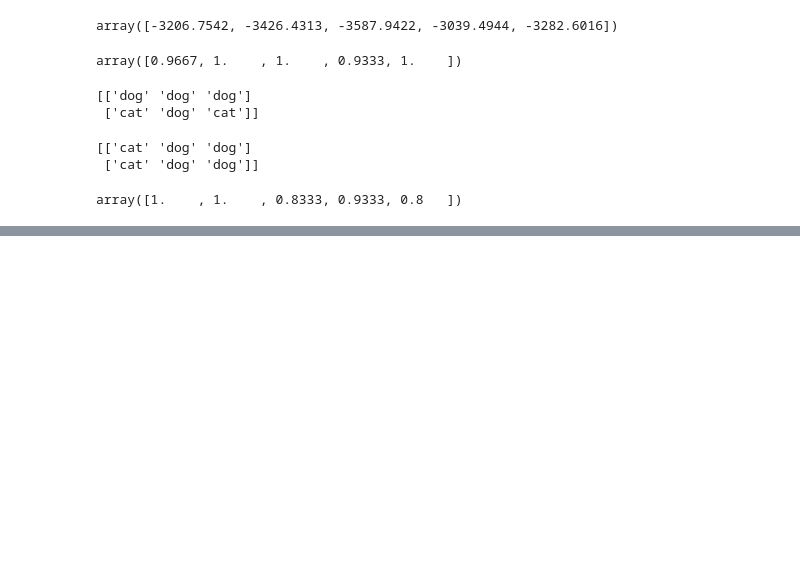
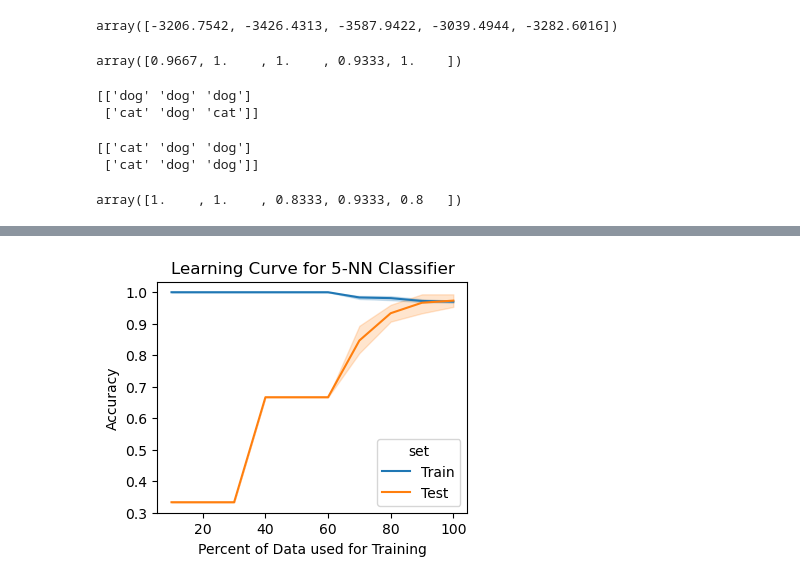
Before and after one commit to ritikb96/MLWPY, a Jupyter notebook: 4.EvaluationAndComparisonOfLearners.ipynb, the cells around one changed output, grey strips where cells are left out. Drawn from its saved outputs; the diff is of its cells as text; code cells hidden in the pictures; blank space fills up the shorter version.

```diff
--- a/4.EvaluationAndComparisonOfLearners.ipynb
+++ b/4.EvaluationAndComparisonOfLearners.ipynb
@@ -217,0 +377,36 @@ display(df.describe().T)
+# %%
+
+# tidying the numpy array is a bit of a pain
+# xarray is designed to do this "natively" but
+# i don't want to introduce that dependency
+# [seems like there could be a better broadcasting
+#  solution to this]
+def sk_graph_to_tidy(train_test_scores, # y values
+                     eval_points,       # x values
+                     eval_label,        # x column name
+                     num_folds):        # could be inferred
+    train_scores, test_scores = train_test_scores
+    # humph, didn't know np_cartesian was order sensitive
+    labels = np_cartesian_product(eval_points,
+                                  [0,1], # surrogates for train/test
+                                  np.arange(num_folds))
+    score = np.concatenate([train_scores.flatten(),
+                            test_scores.flatten()], axis=0)
+
+    df = pd.DataFrame.from_records(labels)
+    df.columns = [eval_label, 'set', 'fold']
+    df.set = df.set.replace({0:'Train', 1:'Test'})
+    df['score'] = score
+    return df
+# %%
+neat_sizes = (train_sizes*100).astype(np.int64)
+tidy_df = sk_graph_to_tidy([train_scores, test_scores],
+                           neat_sizes, 'pct', 5)
+
+ax = sns.lineplot(x='pct', y='score', hue='set', data=tidy_df)
+
+ax.set_title("Learning Curve for 5-NN Classifier")
+ax.set_xlabel("Percent of Data used for Training")
+ax.set_ylabel("Accuracy");
+# %% [output]
+[figure, added]
```
Also changed, not shown: parts of 16 cells of this notebook.
